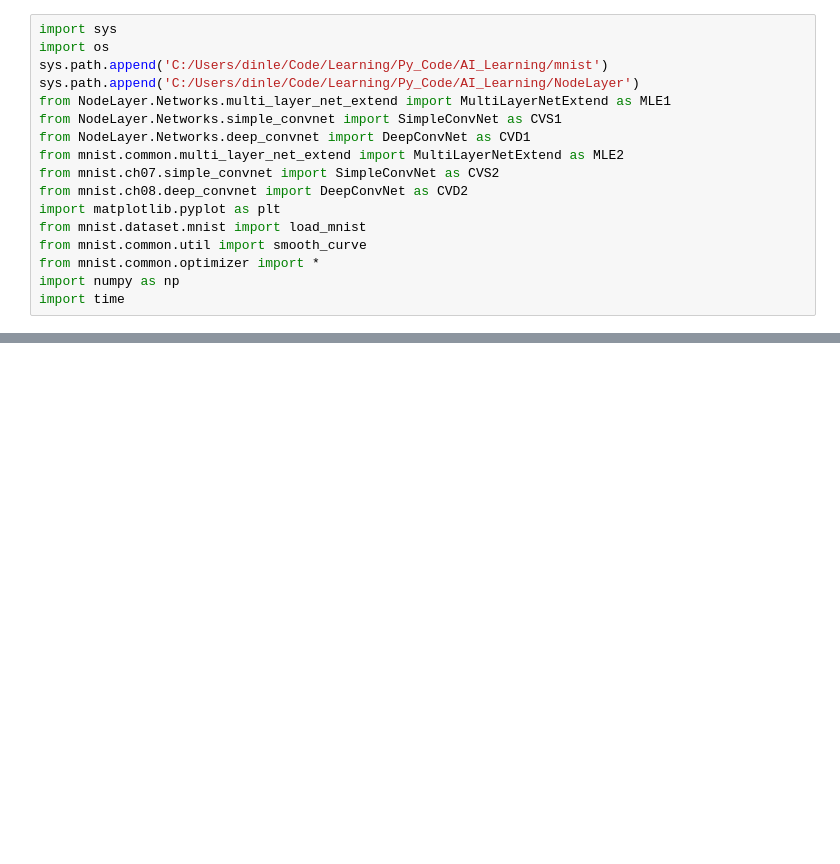
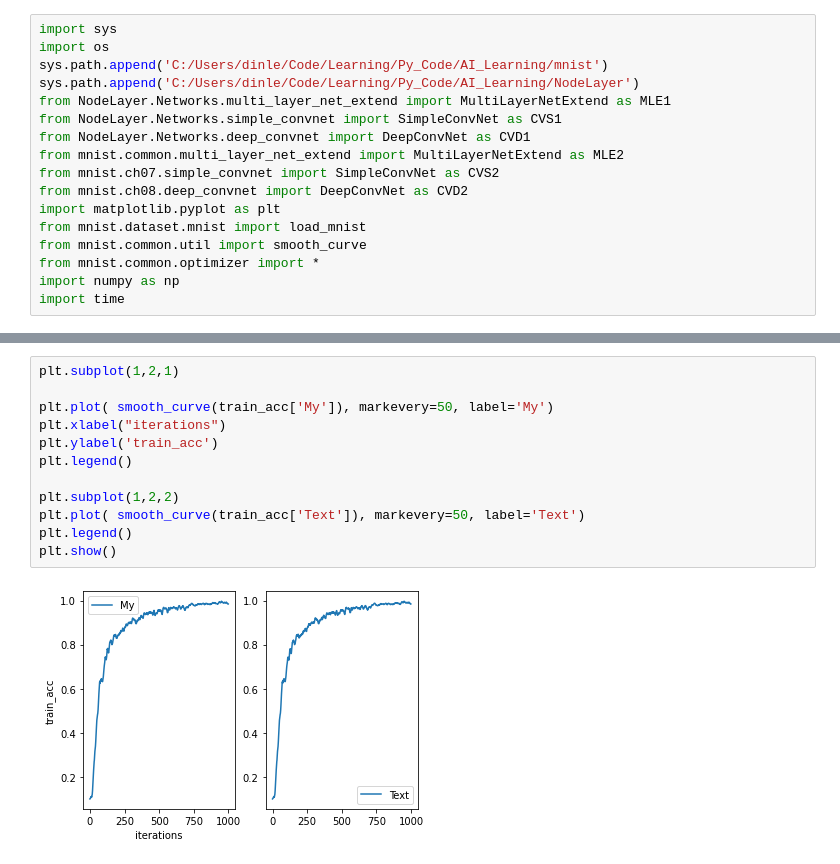
Before and after one commit to dinleo/Learning, a Jupyter notebook: Py_Code/AI_Learning/Global_Test.ipynb, the cells around one changed output, grey strips where cells are left out. Saved outputs shown, nothing was run; the diff lists cells and outputs as text; blank space fills up the shorter version.

```diff
--- a/Py_Code/AI_Learning/Global_Test.ipynb
+++ b/Py_Code/AI_Learning/Global_Test.ipynb
@@ -247,0 +255,14 @@ print(total_step)
+# %%
+plt.subplot(1,2,1)
+
+plt.plot( smooth_curve(train_acc['My']), markevery=50, label='My')
+plt.xlabel("iterations")
+plt.ylabel('train_acc')
+plt.legend()
+
+plt.subplot(1,2,2)
+plt.plot( smooth_curve(train_acc['Text']), markevery=50, label='Text')
+plt.legend()
+plt.show()
+# %% [output]
+[figure, added]
```
Also changed, not shown: parts of 6 cells of this notebook, 2 other files.
